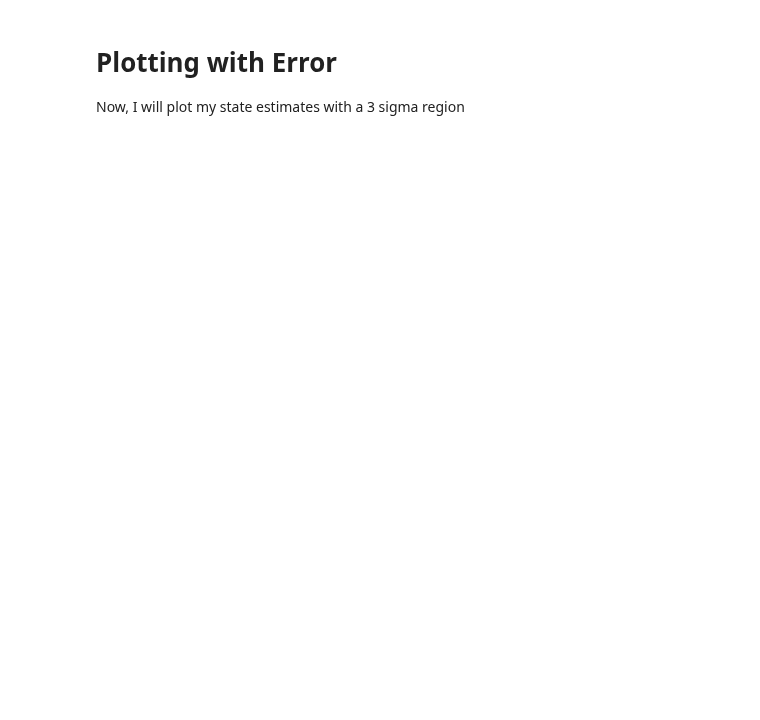
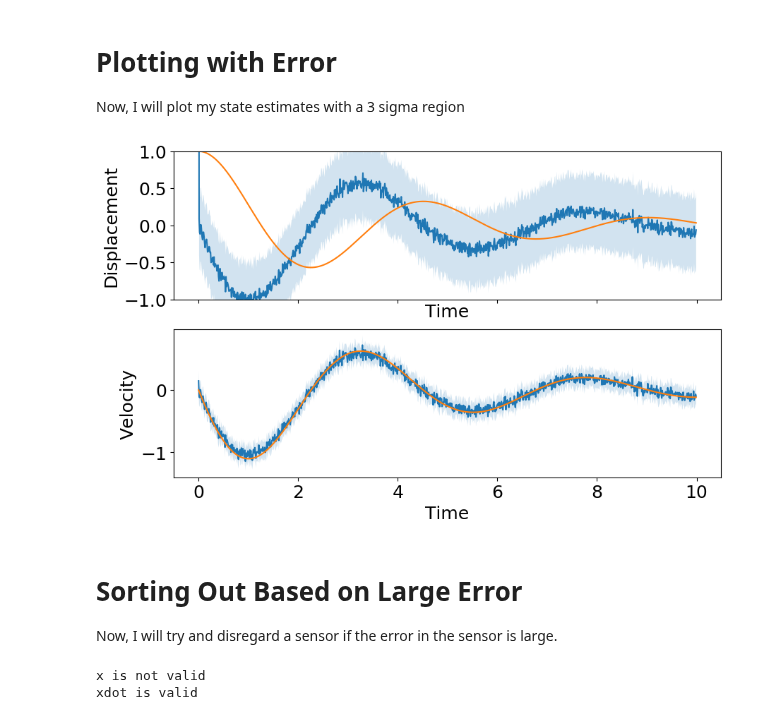
Before and after one commit to jadenmecham/First-Project, a Jupyter notebook: 2 - All Combos/floris-adapted/spring-mass.ipynb, the cells around one changed output. Cells and saved outputs as stored; diff of their text form; code cells hidden in the pictures; blank space fills up the shorter version.

Commit message:
sort out invalid state estimates

```diff
--- a/2 - All Combos/floris-adapted/spring-mass.ipynb
+++ b/2 - All Combos/floris-adapted/spring-mass.ipynb
@@ -267,3 +267,41 @@ Text(0, 0.5, 'Error')
 # Plotting with Error
 
 Now, I will plot my state estimates with a 3 sigma region
+# %%
+# Plot the state estimates of x and xdot with their 3 sigma bounds
+fig, ax = plt.subplots(2, 1, figsize=(10, 6), sharex=True)
+ax[0].plot(t, x_hat, label='x_hat')
+ax[0].plot(t, x, label='x')
+ax[0].fill_between(t, x_hat-3*sigma_x, x_hat+3*sigma_x, alpha=0.2)
+ax[0].set_xlabel('Time')
+ax[0].set_ylabel('Displacement')
+ax[0].set_ylim(-1, 1)
+
+ax[1].plot(t, xdot_hat, label='xdot_hat')
+ax[1].plot(t, xdot, label='xdot')
+ax[1].fill_between(t, xdot_hat-3*sigma_xdot, xdot_hat+3*sigma_xdot, alpha=0.2)
+ax[1].set_xlabel('Time')
+ax[1].set_ylabel('Velocity')
+
+plt.show()
+# %% [output]
+[figure, added]
+# %% [markdown]
+# Sorting Out Based on Large Error
+
+Now, I will try and disregard a sensor if the error in the sensor is large.
+# %%
+# Say weather or not a state estimate is valid based on the average covariance
+valid = 0.01
+if np.median(Px) < valid:
+    print('x is valid')
+else:
+    print('x is not valid')
+
+if np.median(Pxdot) < valid:
+    print('xdot is valid')
+else:
+    print('xdot is not valid')
+# %% [output]
+x is not valid
+xdot is valid
```
Also changed, not shown: parts of 5 cells of this notebook, 1 other file.
